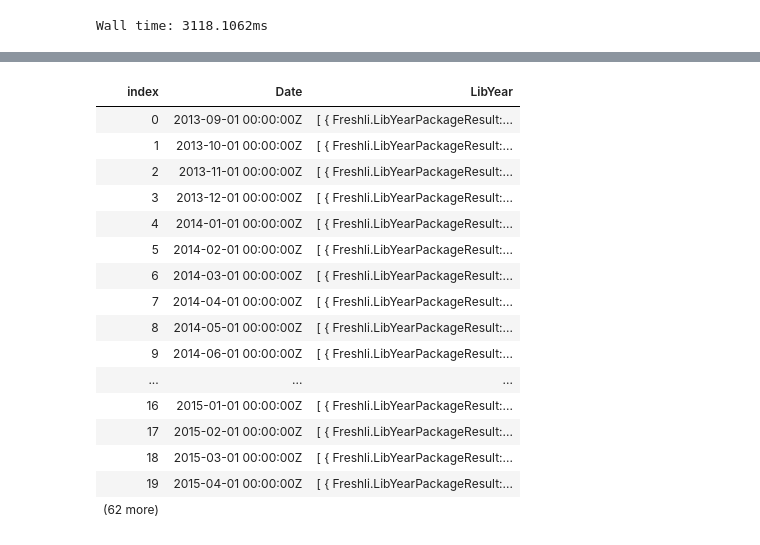
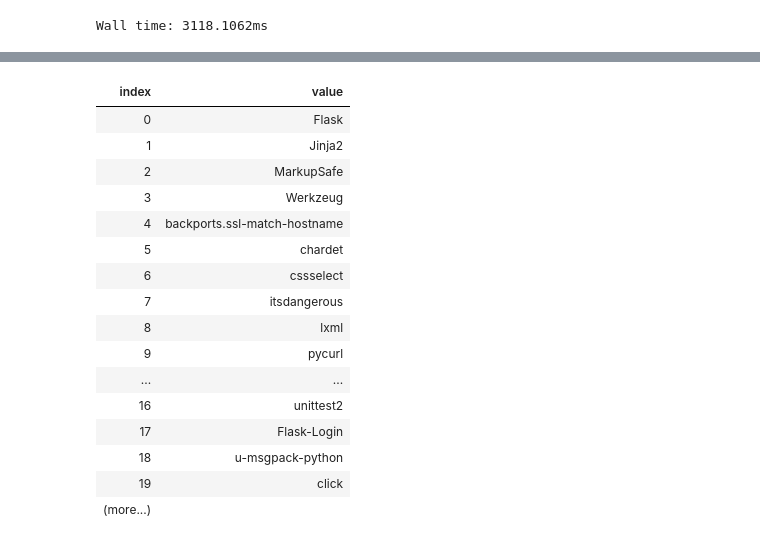
Before and after one commit to corgibytes/freshli-lib, a Jupyter notebook: Sample.ipynb, the cells around one changed output, grey strips where cells are left out. Drawn from its saved outputs; the diff is of its cells as text; code cells hidden in the pictures.

```diff
--- a/Sample.ipynb
+++ b/Sample.ipynb
@@ -76,23 +77,3 @@ chart.WithTitle("LibYear over time");
 display(chart)
 # %% [output]
 [interactive output not drawn]
-# %%
- projects["feedbin"]
-# %% [output]
-| index | Date | LibYear |
-| 0 | 2013-09-01 00:00:00Z | [ { Freshli.LibYearPackageResult:... |
-| 1 | 2013-10-01 00:00:00Z | [ { Freshli.LibYearPackageResult:... |
-| 2 | 2013-11-01 00:00:00Z | [ { Freshli.LibYearPackageResult:... |
-| 3 | 2013-12-01 00:00:00Z | [ { Freshli.LibYearPackageResult:... |
-| 4 | 2014-01-01 00:00:00Z | [ { Freshli.LibYearPackageResult:... |
-| 5 | 2014-02-01 00:00:00Z | [ { Freshli.LibYearPackageResult:... |
-| 6 | 2014-03-01 00:00:00Z | [ { Freshli.LibYearPackageResult:... |
-| 7 | 2014-04-01 00:00:00Z | [ { Freshli.LibYearPackageResult:... |
-| 8 | 2014-05-01 00:00:00Z | [ { Freshli.LibYearPackageResult:... |
-| 9 | 2014-06-01 00:00:00Z | [ { Freshli.LibYearPackageResult:... |
-| ... | ... | ... |
-| 16 | 2015-01-01 00:00:00Z | [ { Freshli.LibYearPackageResult:... |
-| 17 | 2015-02-01 00:00:00Z | [ { Freshli.LibYearPackageResult:... |
-| 18 | 2015-03-01 00:00:00Z | [ { Freshli.LibYearPackageResult:... |
-| 19 | 2015-04-01 00:00:00Z | [ { Freshli.LibYearPackageResult:... |
-| (62 more) |  |  |
@@ -98,0 +87,29 @@ display(chart)
+# %%
+var names = project.Select(r => r.LibYear.Select(p => p.Name).ToArray()).Aggregate(
+    new HashSet<string>(),
+    (hash, values) => {
+        foreach(var value in values) {
+            hash.Add(value);
+        }
+        return hash;
+    }
+);
+names
+# %% [output]
+| index | value |
+| 0 | Flask |
+| 1 | Jinja2 |
+| 2 | MarkupSafe |
+| 3 | Werkzeug |
+| 4 | backports.ssl-match-hostname |
+| 5 | chardet |
+| 6 | cssselect |
+| 7 | itsdangerous |
+| 8 | lxml |
+| 9 | pycurl |
+| ... | ... |
+| 16 | unittest2 |
+| 17 | Flask-Login |
+| 18 | u-msgpack-python |
+| 19 | click |
+| (more...) |  |
```
Also changed, not shown: parts of 11 cells of this notebook.
